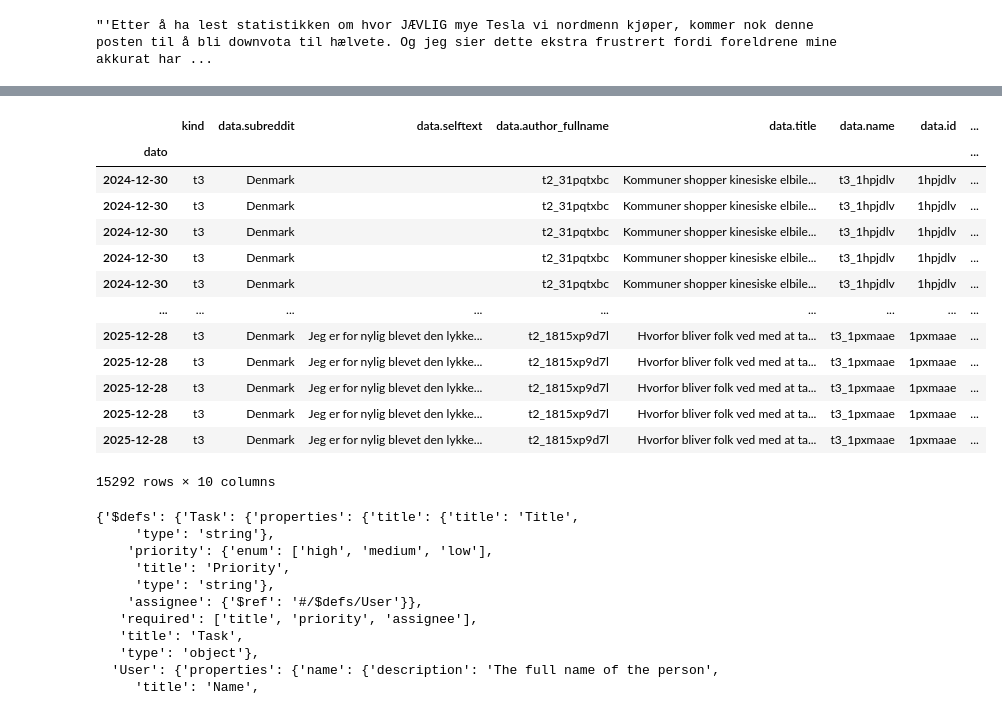
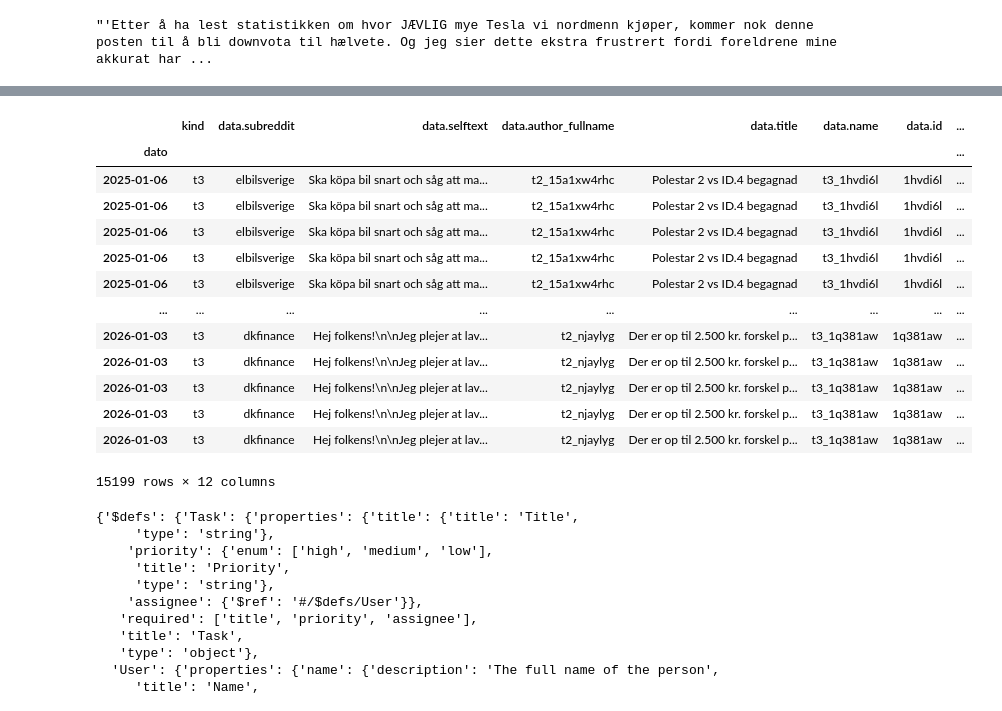
Before and after one commit to hgeorgsch/dataprogexercises, a Jupyter notebook: sandkasse/webAPI/Reddit-bruk.ipynb, the cells around one changed output, grey strips where cells are left out. Saved outputs shown, nothing was run; the diff lists cells and outputs as text; code cells hidden in the pictures.

```diff
--- a/sandkasse/webAPI/Reddit-bruk.ipynb
+++ b/sandkasse/webAPI/Reddit-bruk.ipynb
@@ -151,7 +153,7 @@ def get_comments(artikkel_id):
         if kom["kind"] == "Listing":
             kommentarer.extend(kom["data"]["children"])
         elif kom["kind"] == "t1":
-            out.append(kom["data"]["body"])
+            out.append({"kommentar": kom["data"]["body"], "created": kom["data"]["created"]})
             if isinstance(kom["data"]["replies"], dict):
                 kommentarer.append(kom["data"]["replies"])
     return out
@@ -167,6 +183,0 @@ Wall time: 2min 41s
-# %%
-df_search.set_index("data.id")
-n_comments = 243
-
-n_comments += df_search["kommentarer"].map(len).sum()
-print("antall innlegg + kommentarer = ", n_comments)
@@ -174,0 +184,21 @@ antall innlegg + kommentarer =  15532
+# %%
+def split_kom_date(data):
+    if isinstance(data, dict):
+        dato = pd.to_datetime(data["created"],unit="s", utc=True)
+        return pd.Series({"kommentar": data["kommentar"], "created": dato})
+    else:
+        return pd.Series({"kommentar": np.nan, "created": np.nan})
+
+dft = df_search
+dft["kommentarnummer"] = dft["kommentarer"].map(lambda x: list(range(len(x))))
+dft  = dft.explode(["kommentarer", "kommentarnummer"])
+
+#dft[["hehe", "haha"]] = dft["kommentarer"].apply(split_kom_date)
+dft[["kommentar", "kommentardato"]] = dft["kommentarer"].apply(split_kom_date)
+dft["kommentardato"] = pd.PeriodIndex(dft["kommentardato"], freq="D")
+kolonner = list(dft.columns)
+kolonner.remove("kommentarer")
+
+dft = dft[kolonner]
+dft = dft.rename(columns={"kommentar": "kommentarer"})
+dft
@@ -175,24 +220,24 @@ antall innlegg + kommentarer =  15532
 # %%
-df_search.index.name = "dato"
-df = df_search.copy()
+df_search2 = dft
+df_search2.index.name = "dato"
+df = df_search2.copy()
 # %%
-df = df.explode("kommentarer")
 df
 # %% [output]
 |  | kind | data.subreddit | data.selftext | data.author_fullname | data.title | data.name | data.id | ... |
 | dato |  |  |  |  |  |  |  | ... |
-| 2024-12-30 | t3 | Denmark |  | t2_31pqtxbc | Kommuner shopper kinesiske elbile... | t3_1hpjdlv | 1hpjdlv | ... |
-| 2024-12-30 | t3 | Denmark |  | t2_31pqtxbc | Kommuner shopper kinesiske elbile... | t3_1hpjdlv | 1hpjdlv | ... |
-| 2024-12-30 | t3 | Denmark |  | t2_31pqtxbc | Kommuner shopper kinesiske elbile... | t3_1hpjdlv | 1hpjdlv | ... |
-| 2024-12-30 | t3 | Denmark |  | t2_31pqtxbc | Kommuner shopper kinesiske elbile... | t3_1hpjdlv | 1hpjdlv | ... |
-| 2024-12-30 | t3 | Denmark |  | t2_31pqtxbc | Kommuner shopper kinesiske elbile... | t3_1hpjdlv | 1hpjdlv | ... |
+| 2025-01-06 | t3 | elbilsverige | Ska köpa bil snart och såg att ma... | t2_15a1xw4rhc | Polestar 2 vs ID.4 begagnad | t3_1hvdi6l | 1hvdi6l | ... |
+| 2025-01-06 | t3 | elbilsverige | Ska köpa bil snart och såg att ma... | t2_15a1xw4rhc | Polestar 2 vs ID.4 begagnad | t3_1hvdi6l | 1hvdi6l | ... |
+| 2025-01-06 | t3 | elbilsverige | Ska köpa bil snart och såg att ma... | t2_15a1xw4rhc | Polestar 2 vs ID.4 begagnad | t3_1hvdi6l | 1hvdi6l | ... |
+| 2025-01-06 | t3 | elbilsverige | Ska köpa bil snart och såg att ma... | t2_15a1xw4rhc | Polestar 2 vs ID.4 begagnad | t3_1hvdi6l | 1hvdi6l | ... |
+| 2025-01-06 | t3 | elbilsverige | Ska köpa bil snart och såg att ma... | t2_15a1xw4rhc | Polestar 2 vs ID.4 begagnad | t3_1hvdi6l | 1hvdi6l | ... |
 | ... | ... | ... | ... | ... | ... | ... | ... | ... |
-| 2025-12-28 | t3 | Denmark | Jeg er for nylig blevet den lykke... | t2_1815xp9d7l | Hvorfor bliver folk ved med at ta... | t3_1pxmaae | 1pxmaae | ... |
-| 2025-12-28 | t3 | Denmark | Jeg er for nylig blevet den lykke... | t2_1815xp9d7l | Hvorfor bliver folk ved med at ta... | t3_1pxmaae | 1pxmaae | ... |
-| 2025-12-28 | t3 | Denmark | Jeg er for nylig blevet den lykke... | t2_1815xp9d7l | Hvorfor bliver folk ved med at ta... | t3_1pxmaae | 1pxmaae | ... |
-| 2025-12-28 | t3 | Denmark | Jeg er for nylig blevet den lykke... | t2_1815xp9d7l | Hvorfor bliver folk ved med at ta... | t3_1pxmaae | 1pxmaae | ... |
-| 2025-12-28 | t3 | Denmark | Jeg er for nylig blevet den lykke... | t2_1815xp9d7l | Hvorfor bliver folk ved med at ta... | t3_1pxmaae | 1pxmaae | ... |
+| 2026-01-03 | t3 | dkfinance | Hej folkens!\n\nJeg plejer at lav... | t2_njaylyg | Der er op til 2.500 kr. forskel p... | t3_1q381aw | 1q381aw | ... |
+| 2026-01-03 | t3 | dkfinance | Hej folkens!\n\nJeg plejer at lav... | t2_njaylyg | Der er op til 2.500 kr. forskel p... | t3_1q381aw | 1q381aw | ... |
+| 2026-01-03 | t3 | dkfinance | Hej folkens!\n\nJeg plejer at lav... | t2_njaylyg | Der er op til 2.500 kr. forskel p... | t3_1q381aw | 1q381aw | ... |
+| 2026-01-03 | t3 | dkfinance | Hej folkens!\n\nJeg plejer at lav... | t2_njaylyg | Der er op til 2.500 kr. forskel p... | t3_1q381aw | 1q381aw | ... |
+| 2026-01-03 | t3 | dkfinance | Hej folkens!\n\nJeg plejer at lav... | t2_njaylyg | Der er op til 2.500 kr. forskel p... | t3_1q381aw | 1q381aw | ... |
-15292 rows × 10 columns
+15199 rows × 12 columns
 # %%
 from typing import List, Literal, Optional
 from pydantic import BaseModel, Field
```
Also changed, not shown: parts of 12 cells of this notebook, 4 other files.
